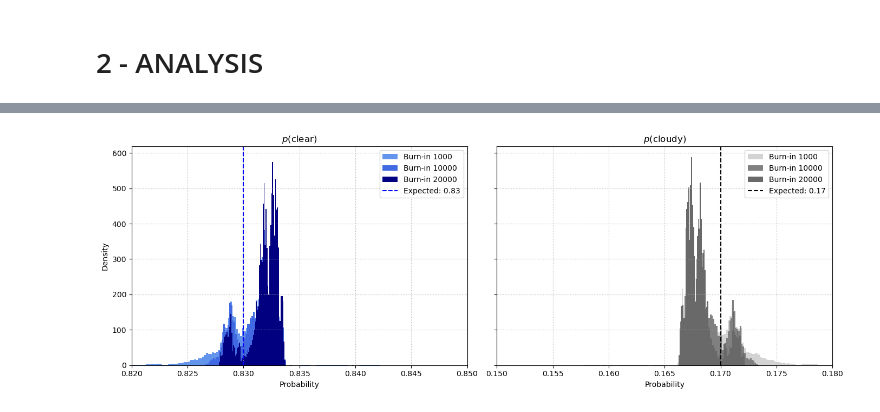
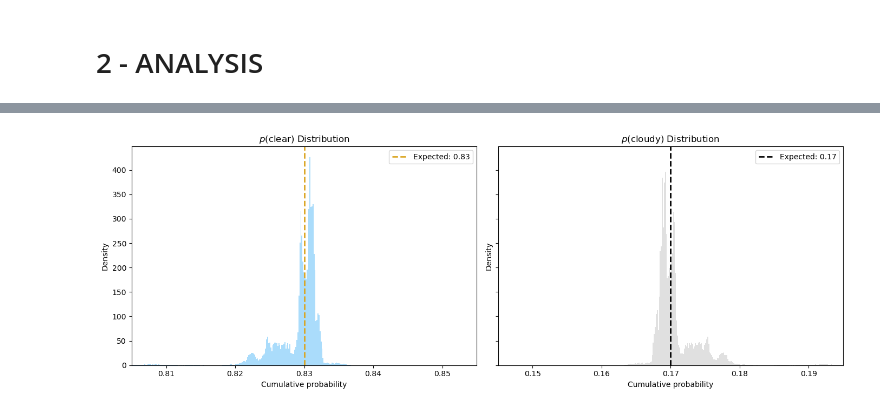
Before and after one commit to RoccoGiugni/ASML-24-25, a Jupyter notebook: L10/L10.ipynb, the cells around one changed output, grey strips where cells are left out. Saved outputs shown, nothing was run; the diff lists cells and outputs as text; code cells hidden in the pictures.

```diff
--- a/L10/L10.ipynb
+++ b/L10/L10.ipynb
@@ -148,37 +124,21 @@ plt.show()
-# %%
-BURN_IN_VALUES = [1000, 10000, 20000]
-colors_sunny = ['cornflowerblue', 'royalblue', 'navy']
-colors_cloudy = ['lightgray', 'gray', 'dimgray']
-labels = [f'Burn-in {b}' for b in BURN_IN_VALUES]
-
-fig, axes = plt.subplots(1, 2, figsize=(14, 5), sharey=True)
-
-# --- Plot for p(clear) ---
-for burn, color, label in zip(BURN_IN_VALUES, colors_sunny, labels):
-    data_sunny = cumulative_sunny[burn:]
-    hist(data_sunny, bins='freedman', density=True, ax=axes[0], color=color, label=label) #, histtype='step'
-
-axes[0].axvline(0.83, color='blue', linestyle='--', linewidth=1.5, label='Expected: 0.83')
-axes[0].set_xlim(0.82, 0.85)
-axes[0].set_title('$p(\\mathrm{clear})$')
-axes[0].set_xlabel('Probability')
-axes[0].set_ylabel('Density')
-axes[0].grid(True, linestyle=':')
-axes[0].legend()
-
-# --- Plot for p(cloudy) ---
-for burn, color, label in zip(BURN_IN_VALUES, colors_cloudy, labels):
-    data_cloudy = cumulative_cloudy[burn:]
-    hist(data_cloudy, bins='freedman', density=True, ax=axes[1], color=color, label=label)
-
-axes[1].axvline(0.17, color='black', linestyle='--', linewidth=1.5, label='Expected: 0.17')
-axes[1].set_xlim(0.15, 0.18)
-axes[1].set_title('$p(\\mathrm{cloudy})$')
-axes[1].set_xlabel('Probability')
-axes[1].grid(True, linestyle=':')
-axes[1].legend()
-
-plt.tight_layout()
-plt.show()
-# %% [output]
-[figure, removed]
+# %%
+fig, axs = plt.subplots(1, 2, figsize=(12, 4), sharey=True, layout='tight')
+
+color = [['lightskyblue', 'goldenrod'], ['lightgray', 'black']]
+value = [0.83, 0.17]
+title = ['$p$(clear) Distribution', '$p$(cloudy) Distribution']
+
+x = [cumulative_sunny, cumulative_cloudy]
+
+for i, ax in enumerate(axs):
+    hist(x[i], bins='freedman', density=True, color=color[i][0], alpha=.7, ax=ax)
+    ax.axvline(value[i], color=color[i][1], ls='--', lw=2, label='Expected: ' + str(value[i]))
+    ax.set_xlim(value[i] - .025, value[i] + .025)
+
+    ax.set_title(title[i])
+    ax.set_xlabel('Cumulative probability')
+    ax.set_ylabel('Density')
+
+    ax.legend();
+# %% [output]
+[figure, added]
```
Also changed, not shown: parts of 11 cells of this notebook, 2 other files.
